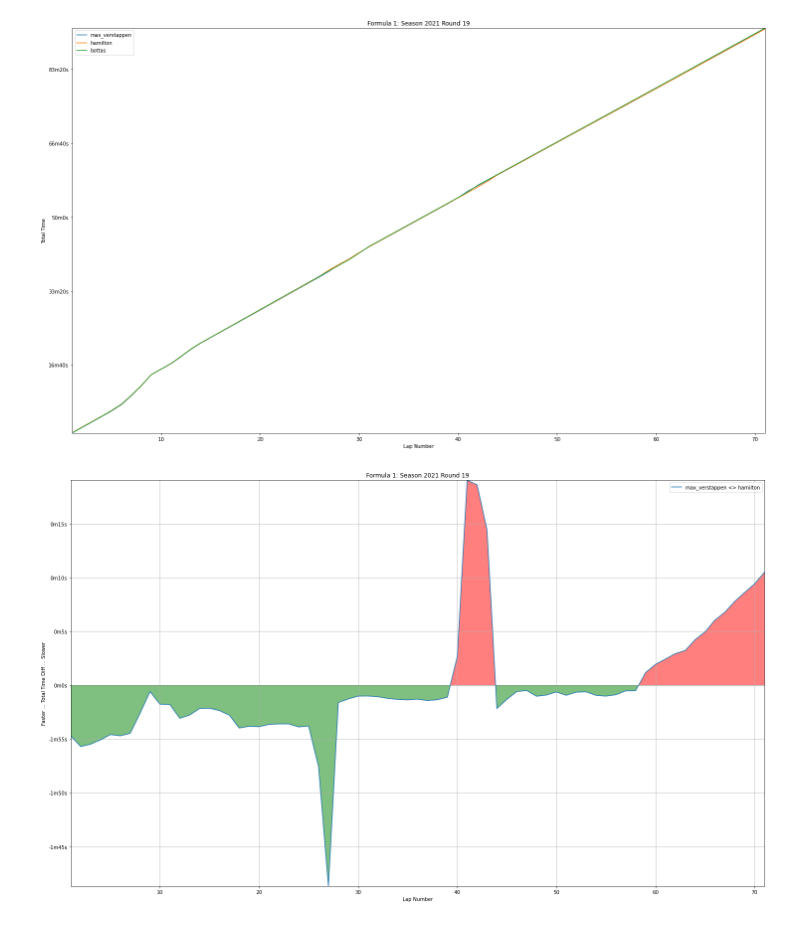
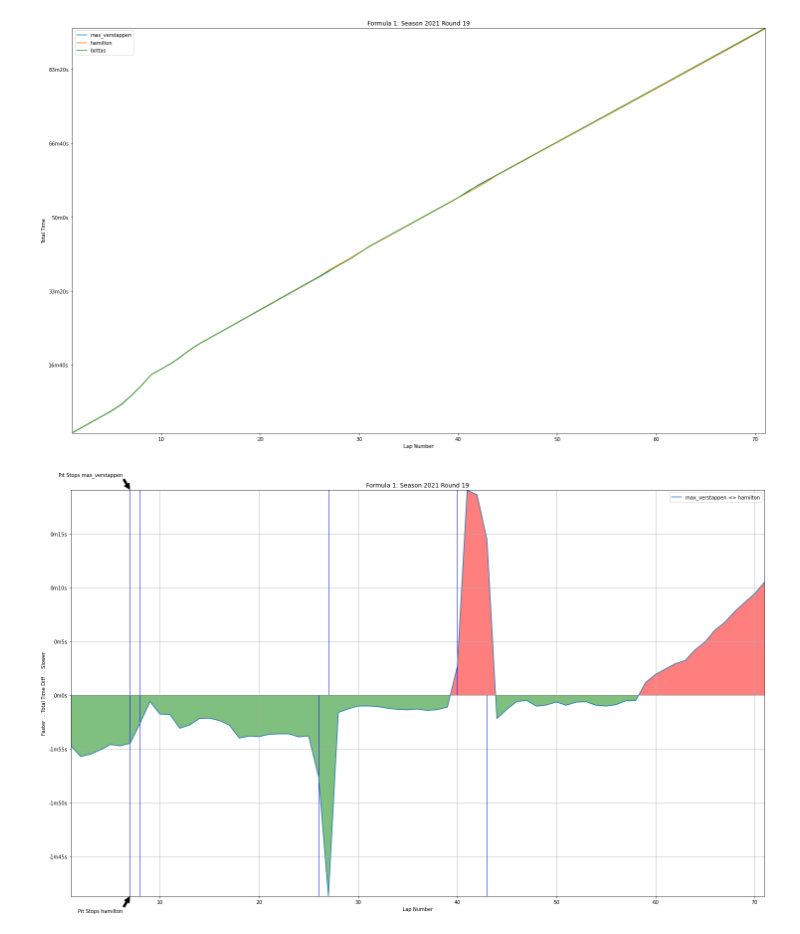
Before and after one commit to Seklfreak/jupyter-playground, a Jupyter notebook: f1_lap_times.ipynb, the cells around one changed output. Cells and saved outputs as stored; diff of their text form; code cells hidden in the pictures.

Commit message:
renders pit stops annotations

```diff
--- a/f1_lap_times.ipynb
+++ b/f1_lap_times.ipynb
@@ -24,5 +24,19 @@ try:
     lapTimesAll = json.loads(response.content)
 except requests.exceptions.RequestException:
     print('HTTP Request failed')
+
+try:
+    response = requests.get(
+        url="https://ergast.com/api/f1/%d/%d/pitstops.json" % (season, round),
+        params={
+            "limit": "10000",
+        },
+    )
+    print('Response HTTP Status Code: {status_code}'.format(
+        status_code=response.status_code))
+
+    pitStopsAll = json.loads(response.content)
+except requests.exceptions.RequestException:
+    print('HTTP Request failed')
 # %% [output]
 Response HTTP Status Code: 200
@@ -137,8 +183,10 @@ plt.show()
 
 versusData = []
 
-versusA = stackedLapTimesDFDrivers['max_verstappen']
-versusB = stackedLapTimesDFDrivers['hamilton']
+versusADriver = 'max_verstappen'
+versusA = stackedLapTimesDFDrivers[versusADriver]
+versusBDriver = 'hamilton'
+versusB = stackedLapTimesDFDrivers[versusBDriver]
 
 for index, rowA in versusA.iterrows():
     rowB = versusB.loc[versusB['lap'] == rowA.lap].iloc[0]
@@ -150,30 +198,60 @@ versusDF = versusDF.assign(time=lambda x: x['time'].dt.total_seconds())
 # %%
 # plot
 
 fig, ax = plt.subplots()
 fig.set_size_inches(25, 15, forward=True)
 
 ax.margins(x=0, y=0)
 ax.set_title('Formula 1: Season %d Round %d' % (season, round))
 ax.set_ylabel('Faster … Total Time Diff … Slower')
 ax.set_xlabel('Lap Number')
 
 def duration_s_fmt(seconds, pos):
     minutes = (seconds // 60)
     secondsLeft = seconds - (minutes*60)
 
     return '%dm%ds' % (minutes, secondsLeft)
 
 ax.yaxis.set_major_formatter(duration_s_fmt)
 
 ax.plot(versusDF.lap, versusDF.time, label=versusDF.iloc[0].driver)
 ax.axhline(0, color='grey', linewidth=0.8)
 
 ax.fill_between(versusDF.lap, 0, versusDF.time, where=versusDF.time > 0, facecolor='red', alpha=0.5, interpolate=True)
 ax.fill_between(versusDF.lap, 0, versusDF.time, where=versusDF.time < 0, facecolor='green', alpha=0.5, interpolate=True)
 ax.grid(True)
 
+max = versusDF['time'].max()
+if max <= 0:
+    max = 1
+first = True
+for index, row in pitStopsDF[pitStopsDF['driver'] == versusADriver].iterrows():
+    if first:
+        ax.annotate('Pit Stops %s' % versusADriver,
+                    xy=(row['lap'], max), xycoords='data',
+                    xytext=(-15, 25), textcoords='offset points',
+                    arrowprops=dict(facecolor='black', shrink=0.05),
+                    horizontalalignment='right', verticalalignment='bottom')
+        first = False
+
+    ax.vlines(row['lap'], 0, max,  color='blue', linewidth=1)
+
+min = versusDF['time'].min()
+if min >= 0:
+    min = -1
+first = True
+for index, row in pitStopsDF[pitStopsDF['driver'] == versusBDriver].iterrows():
+    if first:
+        ax.annotate('Pit Stops %s' % versusBDriver,
+                    xy=(row['lap'], min), xycoords='data',
+                    xytext=(-15, -25), textcoords='offset points',
+                    arrowprops=dict(facecolor='black', shrink=0.05),
+                    horizontalalignment='right', verticalalignment='top')
+        first = False
+
+    ax.vlines(row['lap'], 0, min,  color='blue', linewidth=1)
+
 ax.legend()
 plt.show()
 # %% [output]
-[figure, old version]
+[figure, new version]
```
Also changed, not shown: parts of 2 cells of this notebook.
